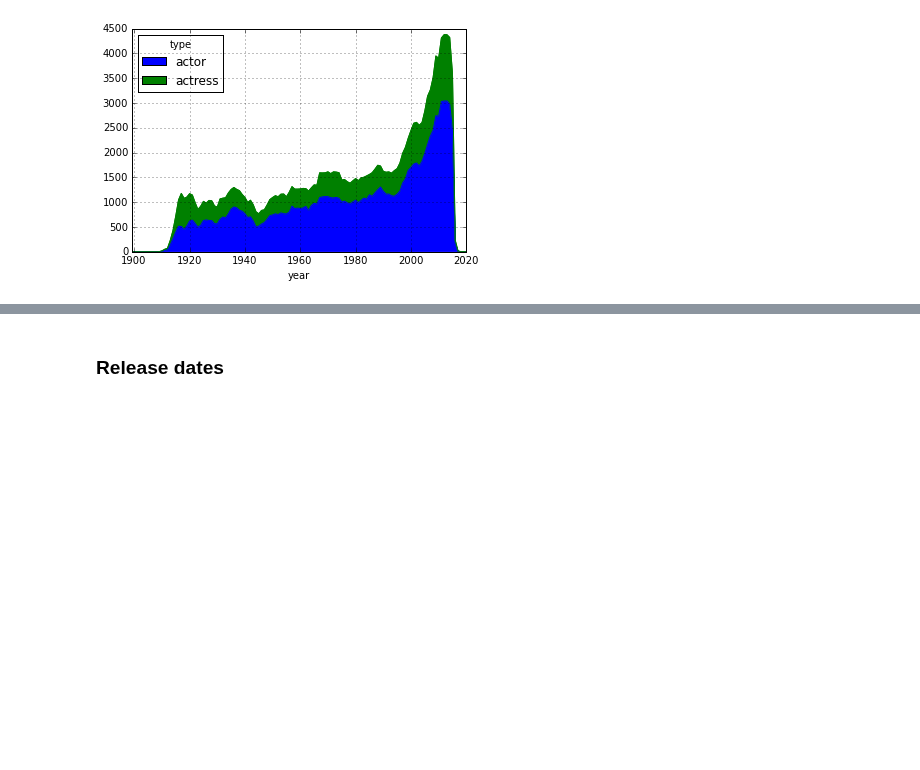
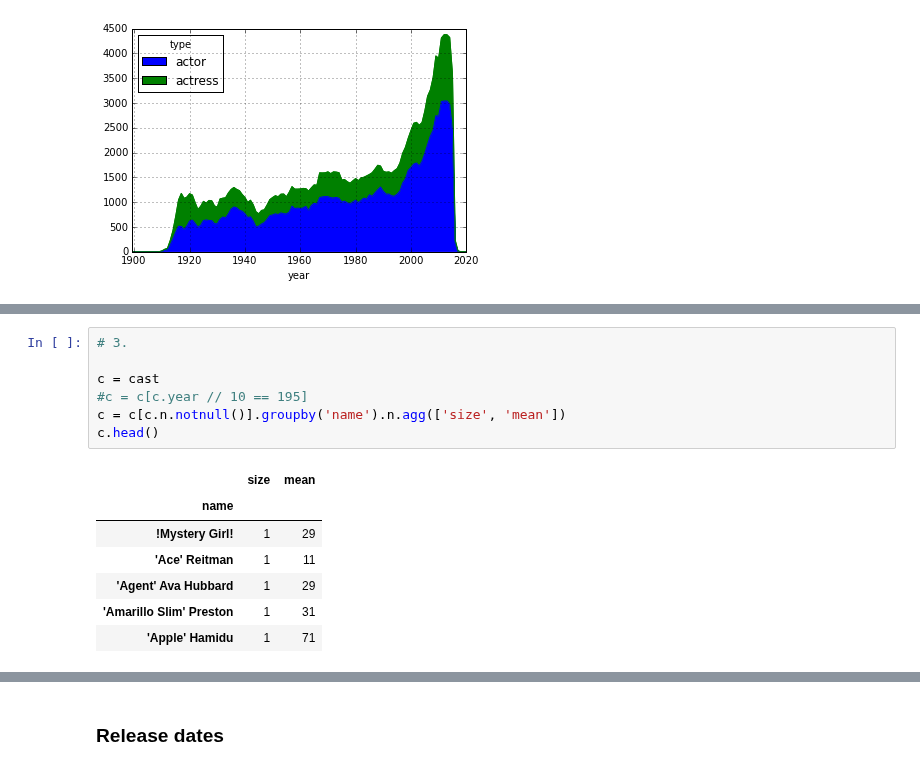
Before and after one commit to brandon-rhodes/pycon-pandas-tutorial, a Jupyter notebook: All.ipynb, the cells around one changed output, grey strips where cells are left out. Drawn from its saved outputs; the diff is of its cells as text; blank space fills up the shorter version.

```diff
--- a/All.ipynb
+++ b/All.ipynb
@@ -600,0 +641,15 @@ c.swaplevel(0,1).loc[1].plot(ylim=0, kind='area')
+# %%
+# 3.
+
+c = cast
+#c = c[c.year // 10 == 195]
+c = c[c.n.notnull()].groupby('name').n.agg(['size', 'mean'])
+c.head()
+# %% [output]
+|  | size | mean |
+| name |  |  |
+| !Mystery Girl! | 1 | 29 |
+| 'Ace' Reitman | 1 | 11 |
+| 'Agent' Ava Hubbard | 1 | 29 |
+| 'Amarillo Slim' Preston | 1 | 31 |
+| 'Apple' Hamidu | 1 | 71 |
```
Also changed, not shown: parts of 8 cells of this notebook, 1 other file.
